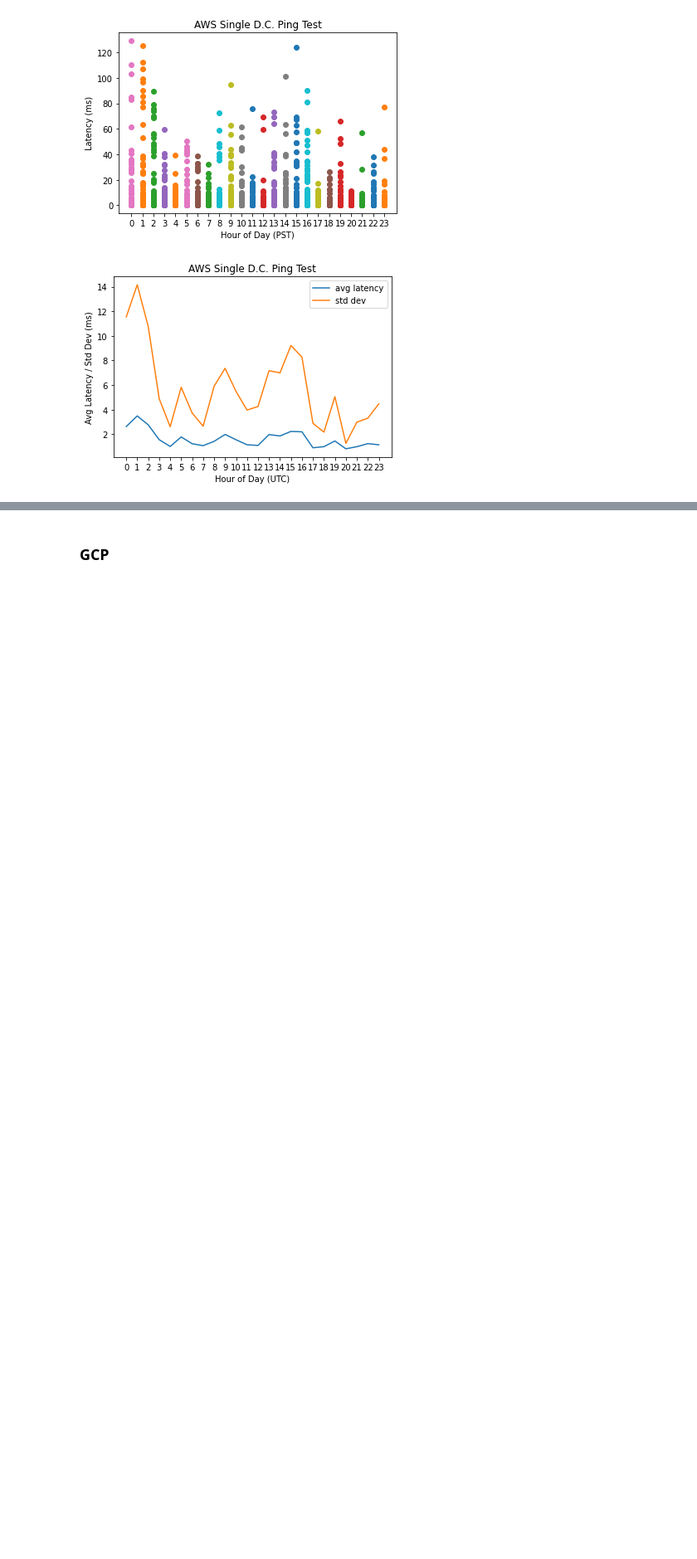
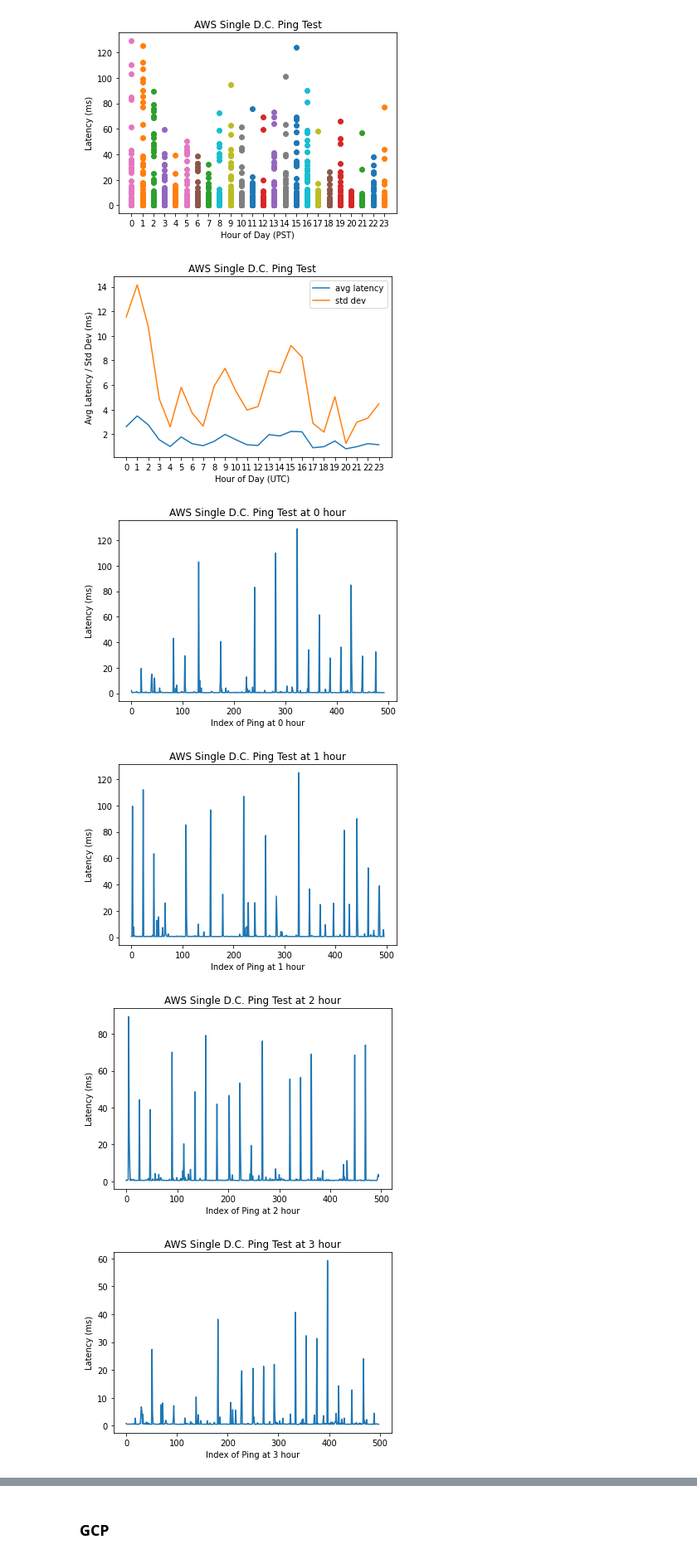
Before and after one commit to yudi-tan/cloud_provider_network_consistency_benchmark, a Jupyter notebook: ping-analysis.ipynb, the cells around one changed output, grey strips where cells are left out. Shown at 83% size. Saved outputs shown, nothing was run; the diff lists cells and outputs as text; code cells hidden in the pictures; blank space fills up the shorter version.

```diff
--- a/ping-analysis.ipynb
+++ b/ping-analysis.ipynb
@@ -132,3 +217,11 @@ create_ping_scatter_plot(aws_ping_latencies, "AWS")
 create_avg_and_std_line_plots(aws_ping_latencies, "AWS")
 # %% [output]
 [figure]
+# %%
+for h in range(24):
+    create_inorder_plot(aws_ping_latencies[h], "AWS", h)
+# %% [output]
+[figure, added]
+[figure, added]
+[figure, added]
+[figure, added]
```
Also changed, not shown: parts of 12 cells of this notebook, 1 other file.
